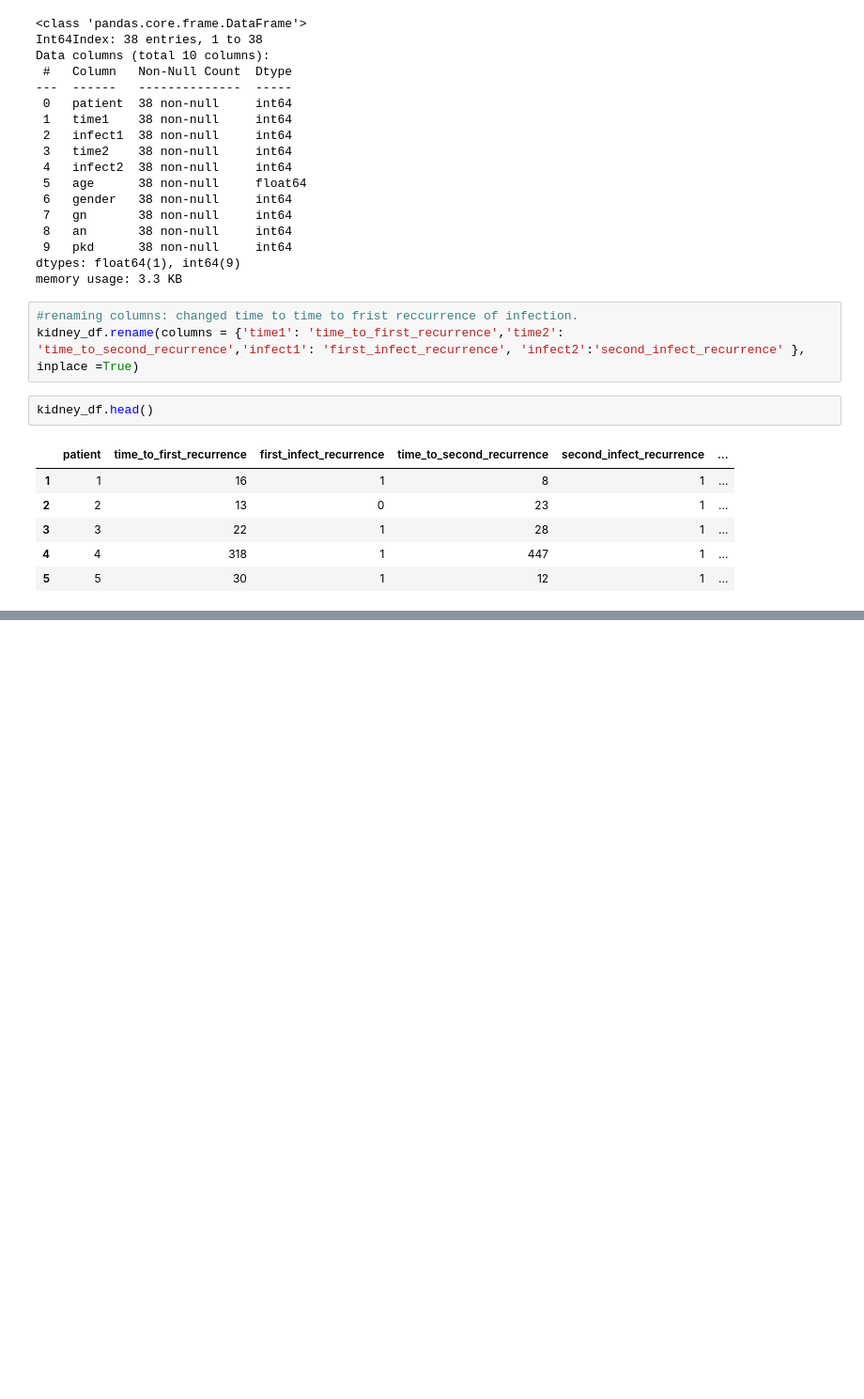
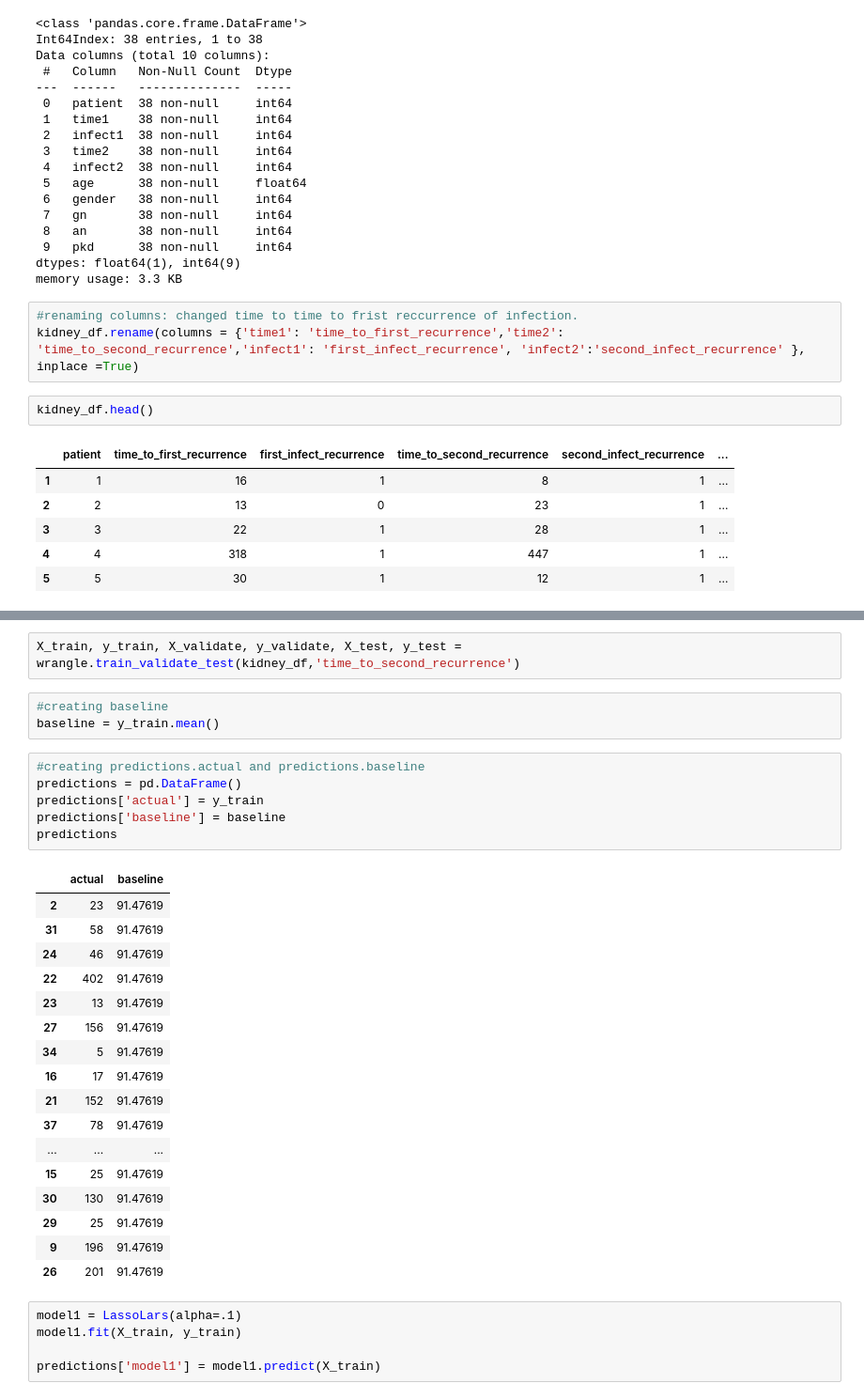
Before and after one commit to RobLMurphy92/regression-exercises, a Jupyter notebook: modeling_exercise.ipynb, the cells around one changed output, grey strips where cells are left out. Shown: that part at 94% size. Cells and saved outputs as stored; diff of their text form; blank space fills up the shorter version.

```diff
--- a/modeling_exercise.ipynb
+++ b/modeling_exercise.ipynb
@@ -140,0 +239,34 @@ numeric_cols
+# %%
+X_train, y_train, X_validate, y_validate, X_test, y_test = wrangle.train_validate_test(kidney_df,'time_to_second_recurrence')
+# %%
+#creating baseline
+baseline = y_train.mean()
+# %%
+#creating predictions.actual and predictions.baseline
+predictions = pd.DataFrame()
+predictions['actual'] = y_train
+predictions['baseline'] = baseline
+predictions
+# %% [output]
+|  | actual | baseline |
+| 2 | 23 | 91.47619 |
+| 31 | 58 | 91.47619 |
+| 24 | 46 | 91.47619 |
+| 22 | 402 | 91.47619 |
+| 23 | 13 | 91.47619 |
+| 27 | 156 | 91.47619 |
+| 34 | 5 | 91.47619 |
+| 16 | 17 | 91.47619 |
+| 21 | 152 | 91.47619 |
+| 37 | 78 | 91.47619 |
+| ... | ... | ... |
+| 15 | 25 | 91.47619 |
+| 30 | 130 | 91.47619 |
+| 29 | 25 | 91.47619 |
+| 9 | 196 | 91.47619 |
+| 26 | 201 | 91.47619 |
+# %%
+model1 = LassoLars(alpha=.1)
+model1.fit(X_train, y_train)
+
+predictions['model1'] = model1.predict(X_train)
```
Also changed, not shown: parts of 18 cells of this notebook.
